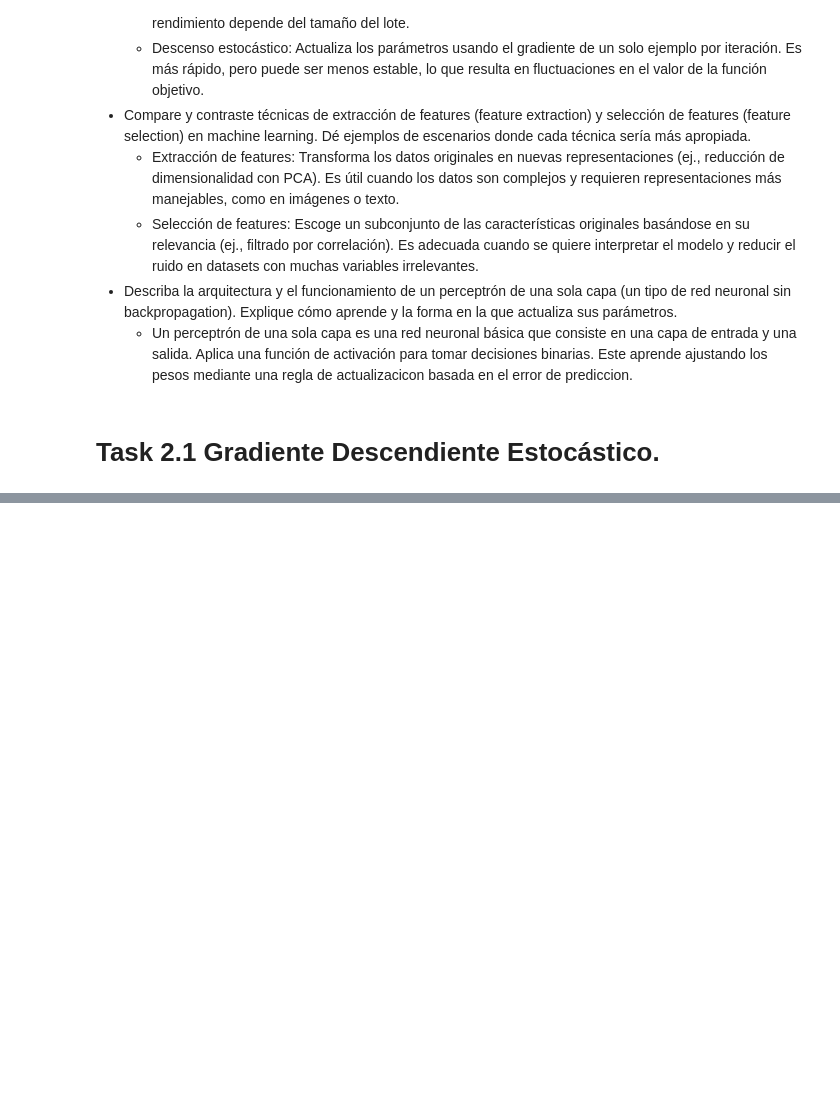
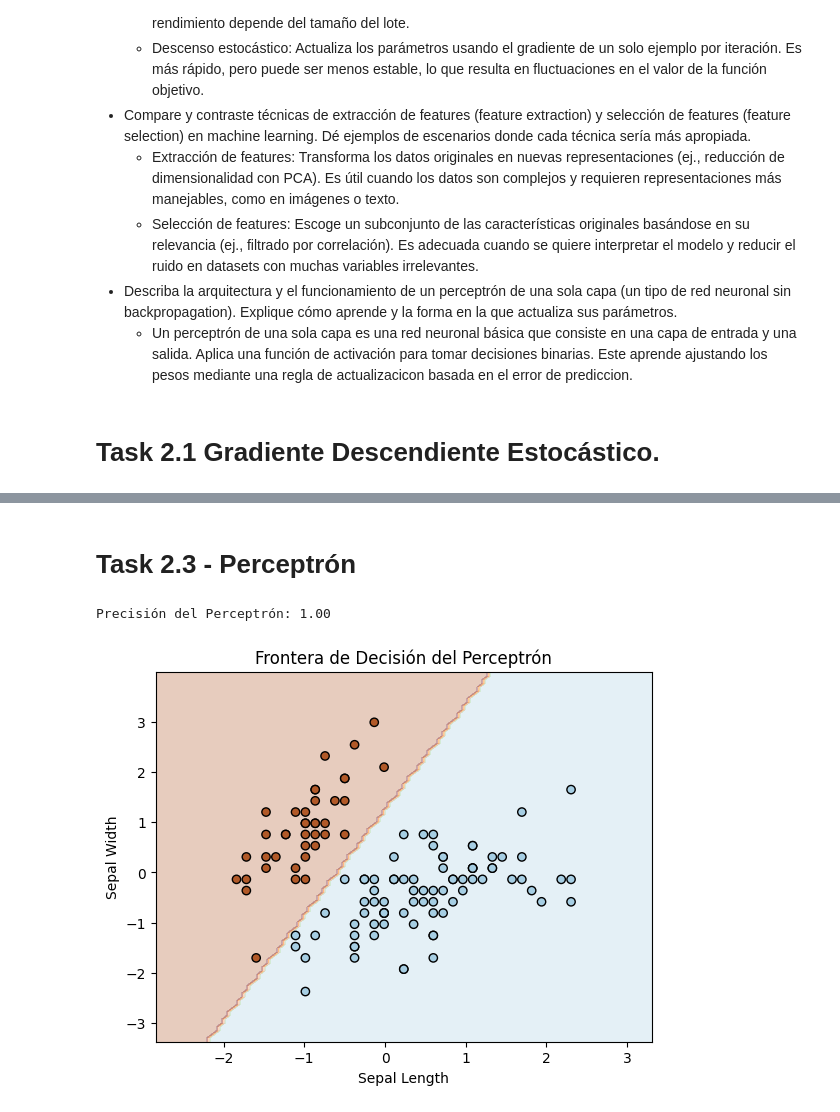
Before and after one commit to JPS4321/Lab3_IA, a Jupyter notebook: Lab3.ipynb, the cells around one changed output, grey strips where cells are left out. Drawn from its saved outputs; the diff is of its cells as text; code cells hidden in the pictures; blank space fills up the shorter version.

Commit message:
Task 2.3

```diff
--- a/Lab3.ipynb
+++ b/Lab3.ipynb
@@ -146,0 +151,2 @@ print(f"Error cuadrático medio (MSE): {mse_mbgd:.4f}")
+# %% [markdown]
+# Task 2.3 - Perceptrón
@@ -146,0 +160,70 @@ print(f"Error cuadrático medio (MSE): {mse_mbgd:.4f}")
+# %%
+# Cargar el dataset de Iris
+iris = load_iris()
+X = iris.data[:, [0, 1]]  # Seleccionamos las características: sepal length y sepal width
+y = (iris.target == 0).astype(int)  # Clasificación binaria: Setosa vs. No-Setosa
+
+# Dividir el dataset en entrenamiento y prueba
+X_train, X_test, y_train, y_test = train_test_split(X, y, test_size=0.2, random_state=42)
+
+# Estandarización de los datos para mejorar la convergencia del Perceptrón
+scaler = StandardScaler()
+X_train = scaler.fit_transform(X_train)
+X_test = scaler.transform(X_test)
+# %%
+# Implementación del Perceptrón
+class Perceptron:
+    def __init__(self, learning_rate=0.01, epochs=1000):
+        self.learning_rate = learning_rate
+        self.epochs = epochs
+        self.weights = None
+        self.bias = None
+
+    def fit(self, X, y):
+        n_samples, n_features = X.shape
+        self.weights = np.zeros(n_features)
+        self.bias = 0
+
+        for _ in range(self.epochs):
+            for i in range(n_samples):
+                linear_output = np.dot(X[i], self.weights) + self.bias
+                y_pred = 1 if linear_output >= 0 else 0
+
+                # Actualización de pesos y bias según la regla de aprendizaje del perceptrón
+                update = self.learning_rate * (y[i] - y_pred)
+                self.weights += update * X[i]
+                self.bias += update
+
+    def predict(self, X):
+        linear_output = np.dot(X, self.weights) + self.bias
+        return np.where(linear_output >= 0, 1, 0)
+
+# Entrenar el Perceptrón
+perceptron = Perceptron(learning_rate=0.01, epochs=1000)
+perceptron.fit(X_train, y_train)
+
+# Evaluar el desempeño
+y_pred = perceptron.predict(X_test)
+accuracy = accuracy_score(y_test, y_pred)
+
+print(f"Precisión del Perceptrón: {accuracy:.2f}")
+# %% [output]
+Precisión del Perceptrón: 1.00
+# %%
+# Visualización de la frontera de decisión
+x_min, x_max = X_train[:, 0].min() - 1, X_train[:, 0].max() + 1
+y_min, y_max = X_train[:, 1].min() - 1, X_train[:, 1].max() + 1
+xx, yy = np.meshgrid(np.linspace(x_min, x_max, 100),
+                     np.linspace(y_min, y_max, 100))
+
+Z = perceptron.predict(np.c_[xx.ravel(), yy.ravel()])
+Z = Z.reshape(xx.shape)
+
+plt.contourf(xx, yy, Z, alpha=0.3, cmap=plt.cm.Paired)
+plt.scatter(X_train[:, 0], X_train[:, 1], c=y_train, edgecolors='k', cmap=plt.cm.Paired)
+plt.xlabel("Sepal Length")
+plt.ylabel("Sepal Width")
+plt.title("Frontera de Decisión del Perceptrón")
+plt.show()
+# %% [output]
+[figure, added]
```
Also changed, not shown: parts of 4 cells of this notebook.
